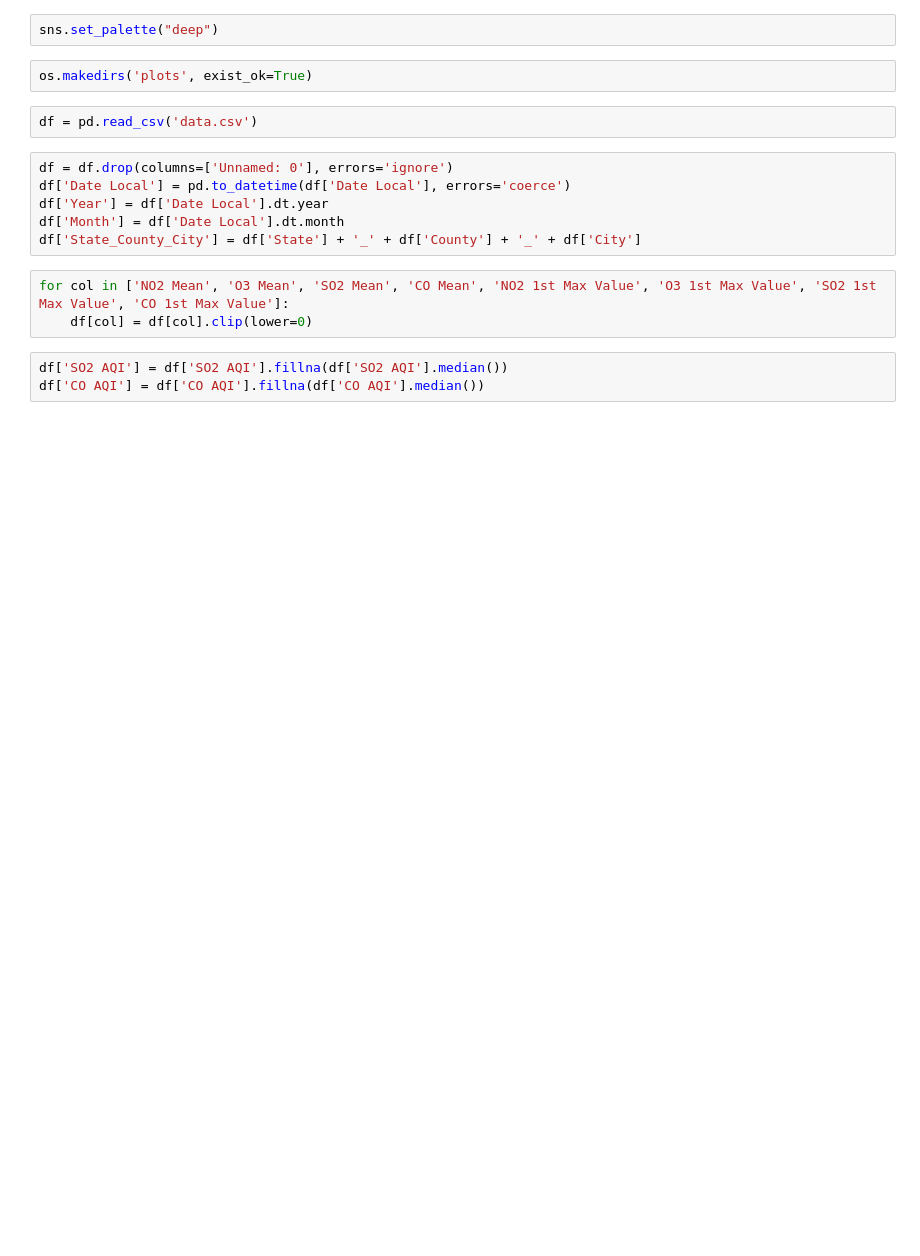
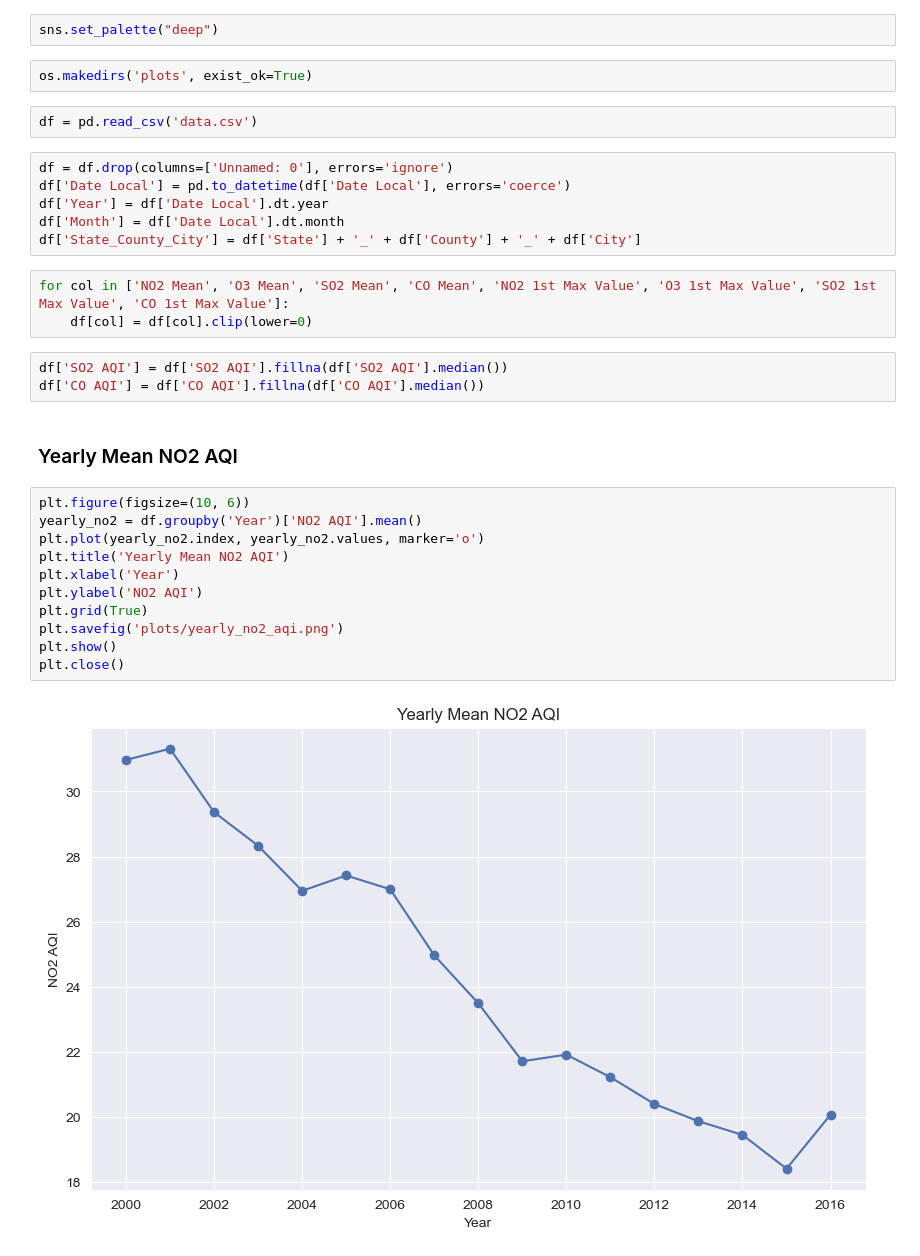
Before and after one commit to aghabidareh/PollutionAnalyzer, a Jupyter notebook: main.ipynb, the cells around one changed output. Cells and saved outputs as stored; diff of their text form; blank space fills up the shorter version.

Commit message:
plot-and-graphs-section-1

```diff
--- a/main.ipynb
+++ b/main.ipynb
@@ -22,3 +22,18 @@ for col in ['NO2 Mean', 'O3 Mean', 'SO2 Mean', 'CO Mean', 'NO2 1st Max Value', '
 # %%
 df['SO2 AQI'] = df['SO2 AQI'].fillna(df['SO2 AQI'].median())
 df['CO AQI'] = df['CO AQI'].fillna(df['CO AQI'].median())
+# %% [markdown]
+### Yearly Mean NO2 AQI
+# %%
+plt.figure(figsize=(10, 6))
+yearly_no2 = df.groupby('Year')['NO2 AQI'].mean()
+plt.plot(yearly_no2.index, yearly_no2.values, marker='o')
+plt.title('Yearly Mean NO2 AQI')
+plt.xlabel('Year')
+plt.ylabel('NO2 AQI')
+plt.grid(True)
+plt.savefig('plots/yearly_no2_aqi.png')
+plt.show()
+plt.close()
+# %% [output]
+[figure, added]
```
Also changed, not shown: 1 other file.
